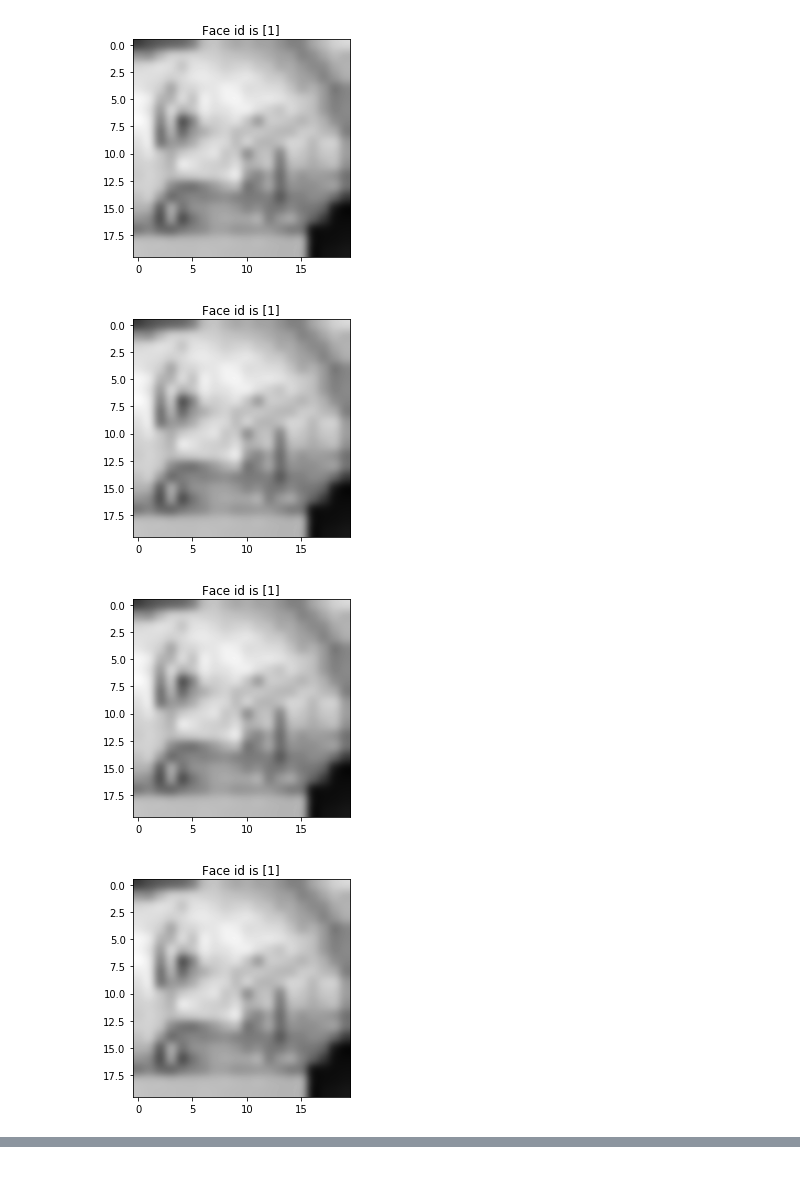
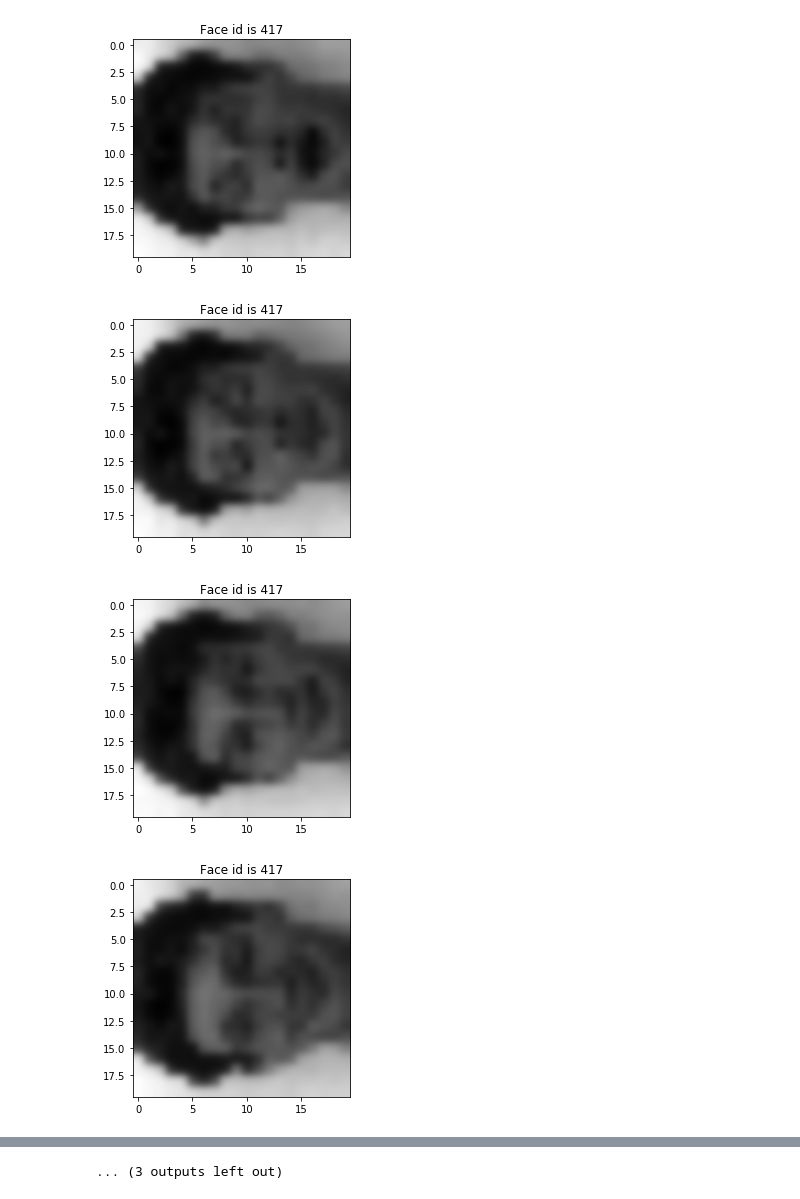
Before and after one commit to mohzary/Computer-Vision-2020, a Jupyter notebook: HW3/HW3-fisherface-model.ipynb, the cells around one changed output, grey strips where cells are left out. Drawn from its saved outputs; the diff is of its cells as text; code cells hidden in the pictures.

```diff
--- a/HW3/HW3-fisherface-model.ipynb
+++ b/HW3/HW3-fisherface-model.ipynb
@@ -16,4 +57,5 @@ import numpy as np
 # %%
+
 #To load and import data from the "faces-ids-n6680-m417-20x20.mat" mat file
 #I used scipy library to load the data
 
@@ -22,10 +64,16 @@ dataset = scipy.io.loadmat('dataset/faces-ids-n6680-m417-20x20.mat')
 #To get faces and faces id and store them in two different varaibles
 faces = dataset['faces']
 
+# Append 10 images to  faces dataset
+faces_new = np.append(faces, images_10_array, axis=0)
+print(faces_new[0].shape)
+print(faces_new.shape)
 faces_ids = dataset['ids']
-target = dataset['ids']
+faces_ids = np.append(faces_ids, faces_10_ids_array)
+print(faces_ids.shape)
+target = faces_ids
 #convert data to float and scale values between 0 and 1
-faces = faces.astype('float')
+faces_new = faces_new.astype('float')
 
 #scale data
-faces /=255.0
+faces_new /=255.0
@@ -32,9 +84,8 @@ faces /=255.0
 # %%
 #To show first 10 faces in the data set and it is label
+for i in range(6675,6690):
 
-for ids in faces_ids[:10]:
-
-    plt.imshow(faces[ids].reshape((20, 20)), cmap=plt.cm.gray, interpolation="gaussian")
-    plt.title("Face id is " + str(ids), size=12)
+    plt.imshow(faces_new[i].reshape((20, 20)), cmap=plt.cm.gray, interpolation="gaussian")
+    plt.title("Face id is " + str(faces_ids[i]), size=12)
     plt.show()
 # %% [output]
@@ -42,4 +93,4 @@ for ids in faces_ids[:10]:
-[figure, old version]
+[figure, new version]
-[figure, old version]
+[figure, new version]
-[figure, old version]
+[figure, new version]
-[figure, old version]
+[figure, new version]
@@ -51,2 +104,3 @@ for ids in faces_ids[:10]:
+... (3 outputs left out)
 # %%
 # To split data set into a training and testing set
```
Also changed, not shown: parts of 10 cells of this notebook, 1 other file.
